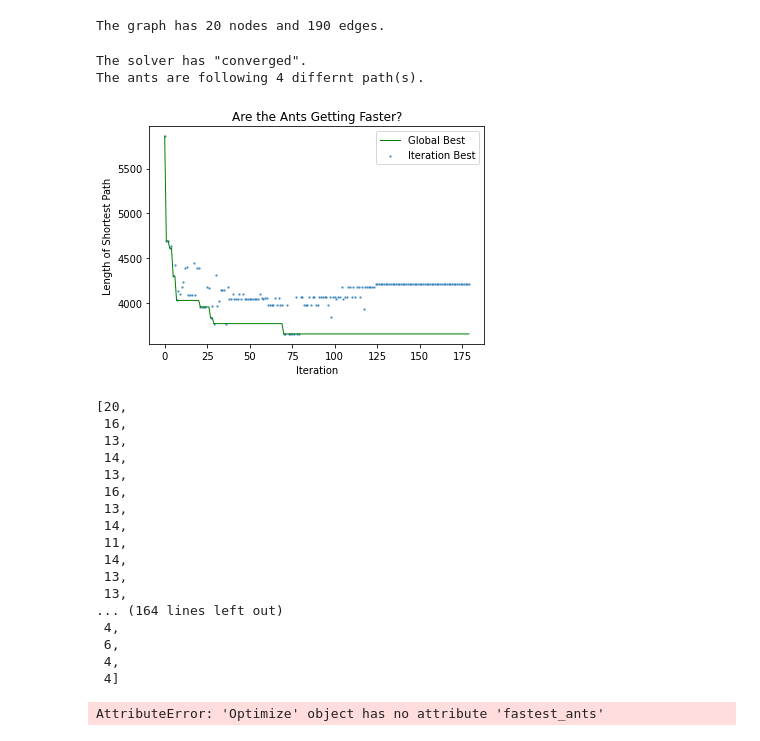
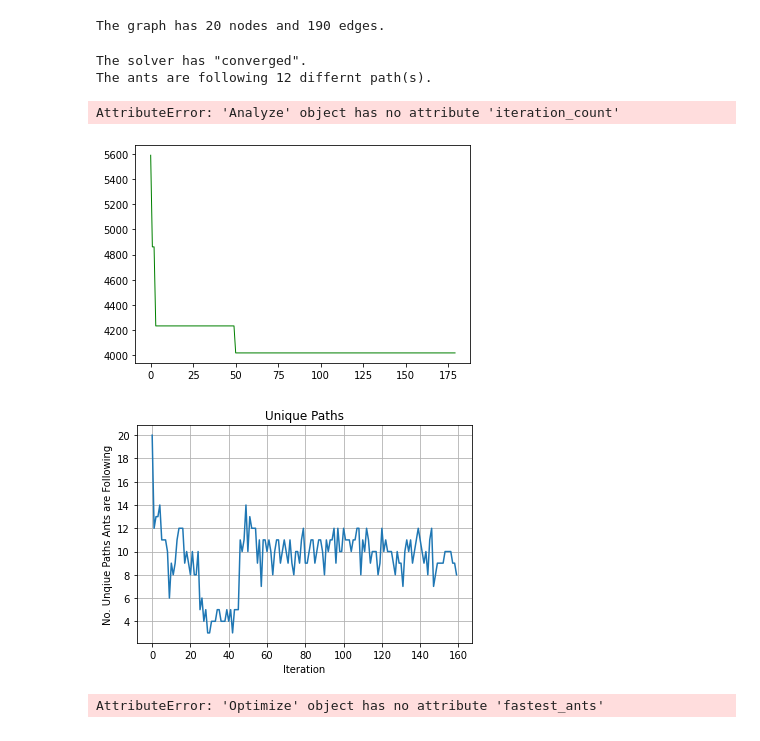
Before and after one commit to gambingo/opt-art, a Jupyter notebook: line-drawings/notebooks/Ants.ipynb, the cells around one changed output. Cells and saved outputs as stored; diff of their text form; code cells hidden in the pictures.

```diff
--- a/line-drawings/notebooks/Ants.ipynb
+++ b/line-drawings/notebooks/Ants.ipynb
@@ -38,36 +38,28 @@ lite_stippling.draw_points(radius=2, include_ids=True)
 **Notes**
 * On a graph of 20 nodes there are 190 edges.
 # %%
-optimization = Optimize(lite_stippling.chosen_points, 20, evaporation_rate=0.5, alpha=0.2) #, deposition_rate=0.5)
+optimization = Optimize(lite_stippling.chosen_points,
+                        num_ants=20,
+                        evaporation_rate=0.5,
+                        alpha=0.2,
+                        deposition_factor=6000)
 # %% [output]
 The graph has 20 nodes and 190 edges.
 # %%
-fastest_ant = optimization.optimize(num_iterations=500)
-optimization.plot_convergence()
+optimization.optimize(num_iterations=500)
+analyze = Analyze(optimization)
 # %% [output]
 The solver has "converged".
-The ants are following 4 differnt path(s).
+The ants are following 12 differnt path(s).
-[figure, removed]
+# %%
+analyze.plot_convergence()
+# %% [output]
+AttributeError: 'Analyze' object has no attribute 'iteration_count'
+[figure, added]
 # %%
-optimization.unique_paths
+optimization.plot_unique_paths()
 # %% [output]
-[20,
- 16,
- 13,
- 14,
- 13,
- 16,
- 13,
- 14,
- 11,
- 14,
- 13,
- 13,
-... (164 lines left out)
- 4,
- 6,
- 4,
- 4]
+[figure, added]
 # %%
 optimization.plot_greediness()
 # %% [output]
```
Also changed, not shown: parts of 3 cells of this notebook, 3 other files.
